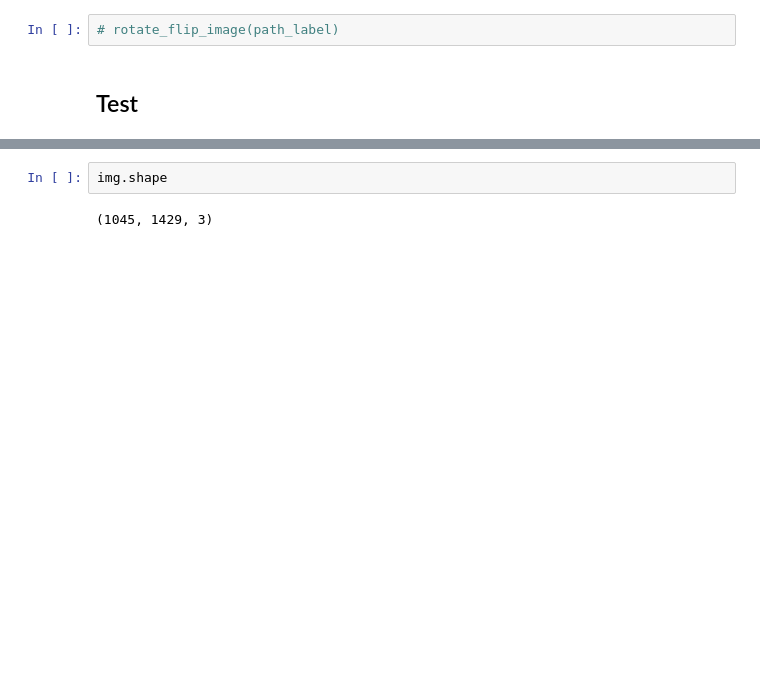
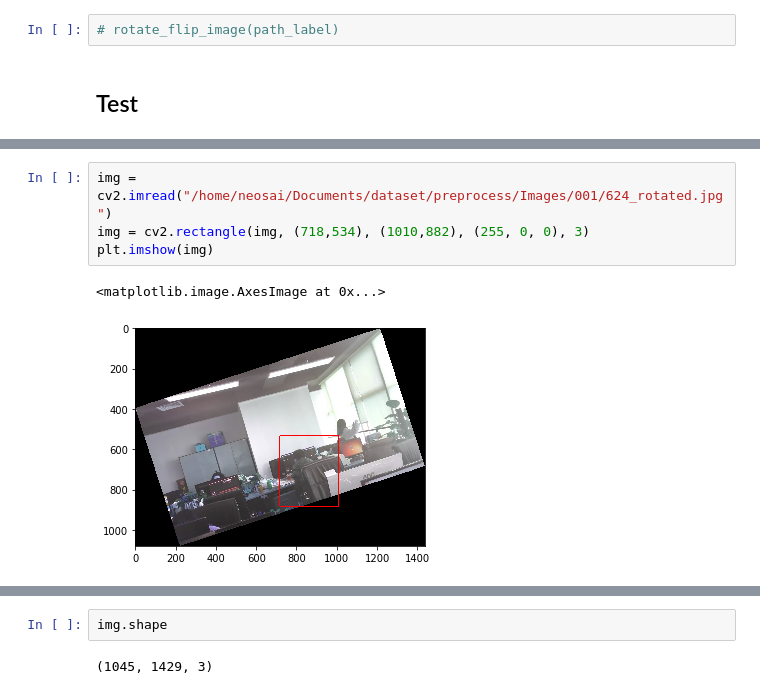
Before and after one commit to damvantai/Hand-Detection, a Jupyter notebook: src/02_Augmentation_Image_Tested_Finish.ipynb, the cells around one changed output, grey strips where cells are left out. Saved outputs shown, nothing was run; the diff lists cells and outputs as text; blank space fills up the shorter version.

```diff
--- a/src/02_Augmentation_Image_Tested_Finish.ipynb
+++ b/src/02_Augmentation_Image_Tested_Finish.ipynb
@@ -204,0 +212,7 @@ rotate_flip_image(path_label)
+# %%
+img = cv2.imread("/home/neosai/Documents/dataset/preprocess/Images/001/624_rotated.jpg")
+img = cv2.rectangle(img, (718,534), (1010,882), (255, 0, 0), 3)
+plt.imshow(img)
+# %% [output]
+<matplotlib.image.AxesImage at 0x...>
+[figure, added]
```
Also changed, not shown: parts of 10 cells of this notebook.
